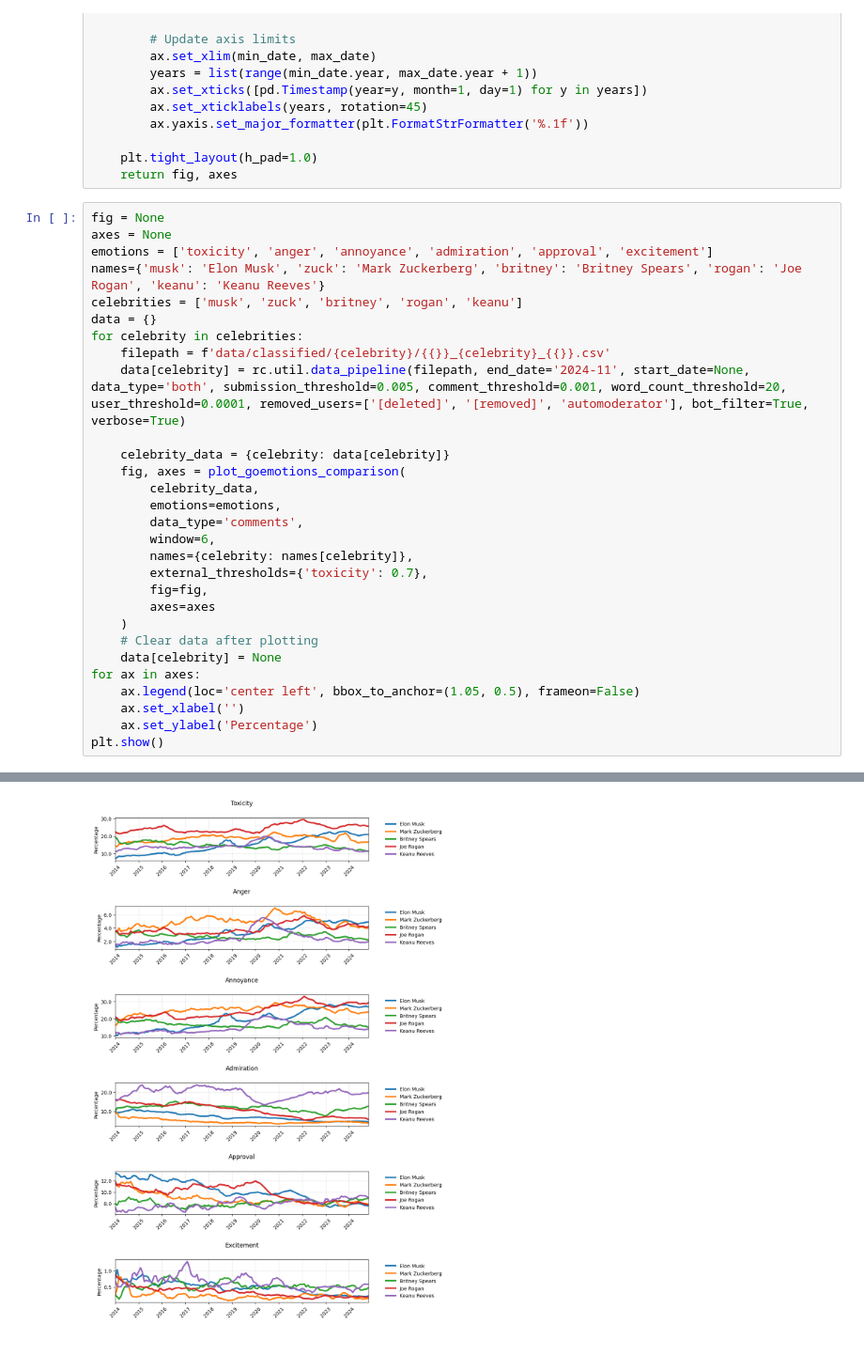
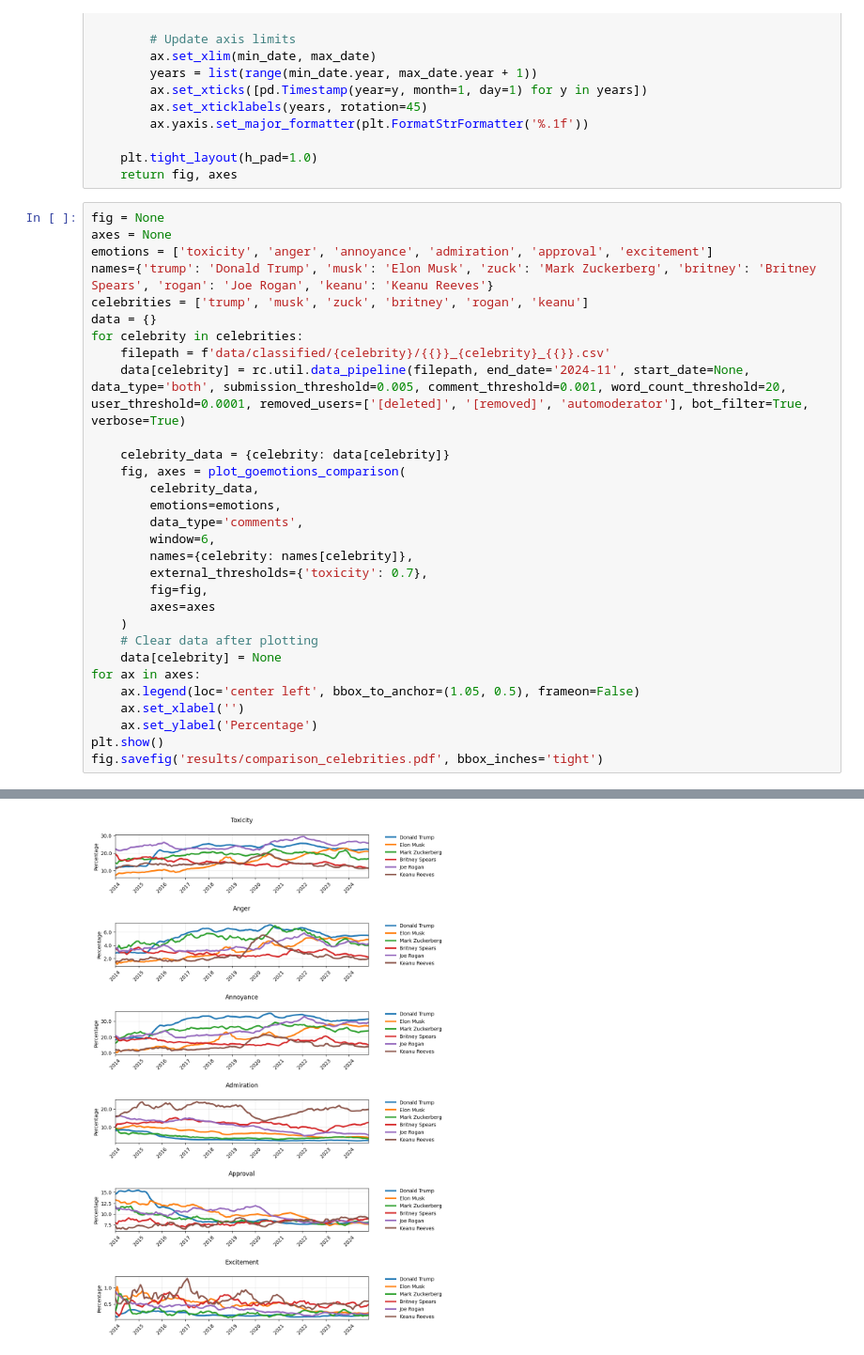
Before and after one commit to joaopn/christmas_paper_2024_reddit_celebrities, a Jupyter notebook: comparison_celebrities.ipynb, the cells around one changed output, grey strips where cells are left out. Shown at 94% size. Drawn from its saved outputs; the diff is of its cells as text.

```diff
--- a/comparison_celebrities.ipynb
+++ b/comparison_celebrities.ipynb
@@ -122,8 +122,8 @@ def plot_goemotions_comparison(data, emotions='all', figsize=(8, 15), data_type=
 fig = None
 axes = None
 emotions = ['toxicity', 'anger', 'annoyance', 'admiration', 'approval', 'excitement']
-names={'musk': 'Elon Musk', 'zuck': 'Mark Zuckerberg', 'britney': 'Britney Spears', 'rogan': 'Joe Rogan', 'keanu': 'Keanu Reeves'}
-celebrities = ['musk', 'zuck', 'britney', 'rogan', 'keanu']
+names={'trump': 'Donald Trump', 'musk': 'Elon Musk', 'zuck': 'Mark Zuckerberg', 'britney': 'Britney Spears', 'rogan': 'Joe Rogan', 'keanu': 'Keanu Reeves'}
+celebrities = ['trump', 'musk', 'zuck', 'britney', 'rogan', 'keanu']
 data = {}
 for celebrity in celebrities:
     filepath = f'data/classified/{celebrity}/{{}}_{celebrity}_{{}}.csv'
@@ -147,6 +147,7 @@ for ax in axes:
     ax.set_xlabel('')
     ax.set_ylabel('Percentage')
 plt.show()
+fig.savefig('results/comparison_celebrities.pdf', bbox_inches='tight')
 # %% [output]
 RAW DATA:
 
@@ -236 +254 @@ Top 5 subreddits:
-[figure, old version]
+[figure, new version]
```
Also changed, not shown: parts of 2 cells of this notebook, 3 other files.
